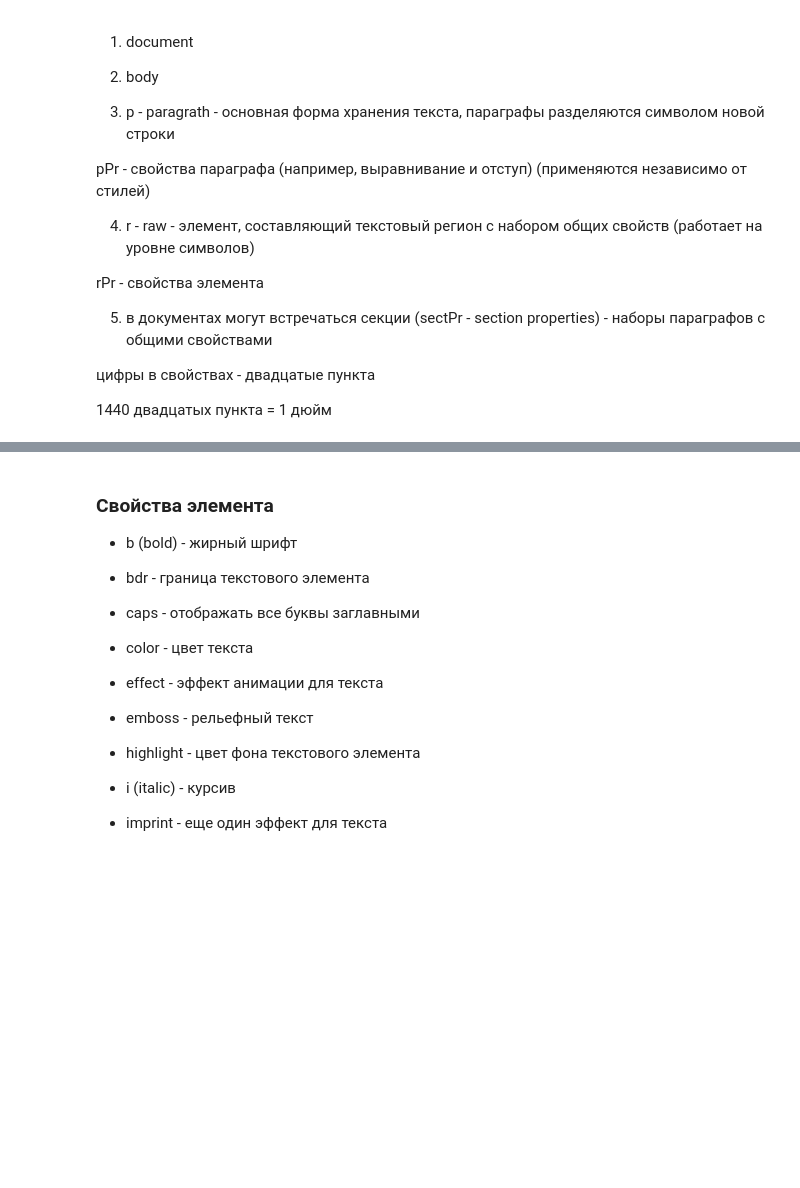
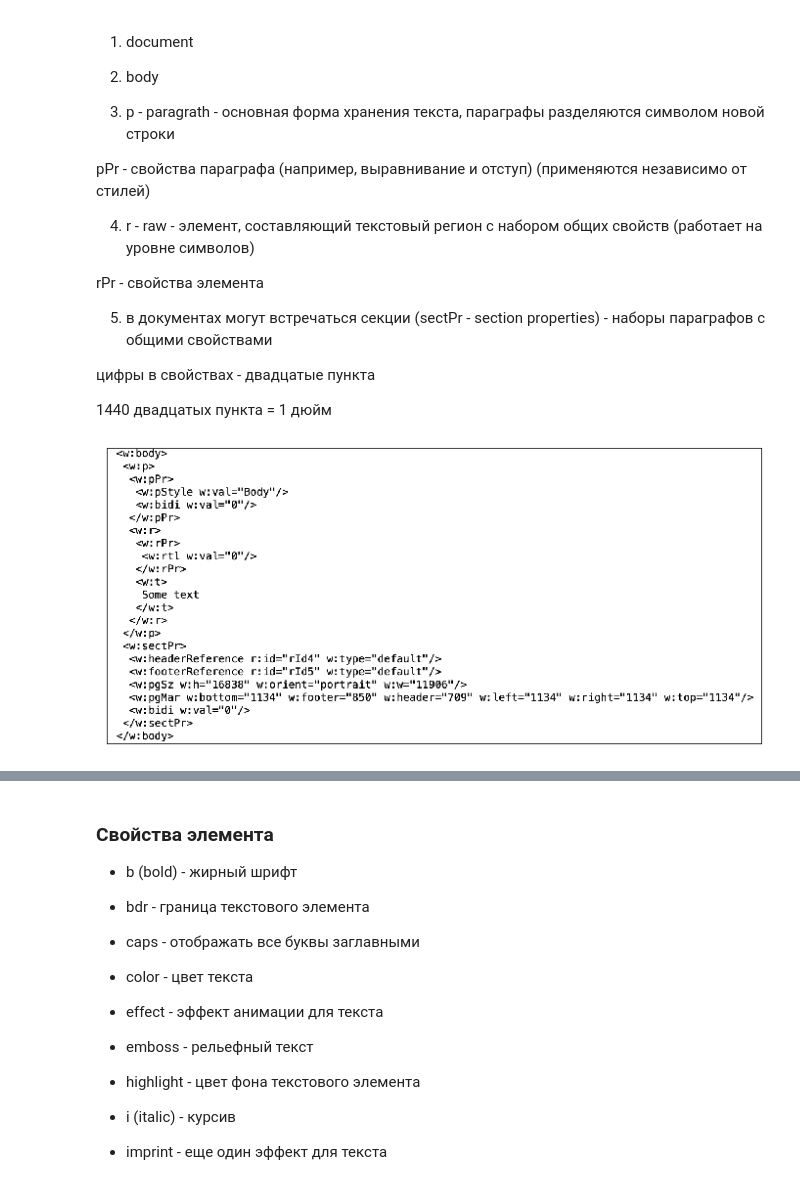
Before and after one commit to NastyBoget/DOCXParser, a Jupyter notebook: docx_reader.ipynb, the cells around one changed output, grey strips where cells are left out. Cells and saved outputs as stored; diff of their text form; code cells hidden in the pictures; blank space fills up the shorter version.

```diff
--- a/docx_reader.ipynb
+++ b/docx_reader.ipynb
@@ -72,6 +72,10 @@ rPr - свойства элемента
 цифры в свойствах - двадцатые пункта
 
 1440 двадцатых пункта = 1 дюйм
+# %%
+show_img('examples/document_example.png')
+# %% [output]
+[figure, added]
 # %% [markdown]
 ### Свойства параграфа
 
```
Also changed, not shown: parts of 30 cells of this notebook, 11 other files.
